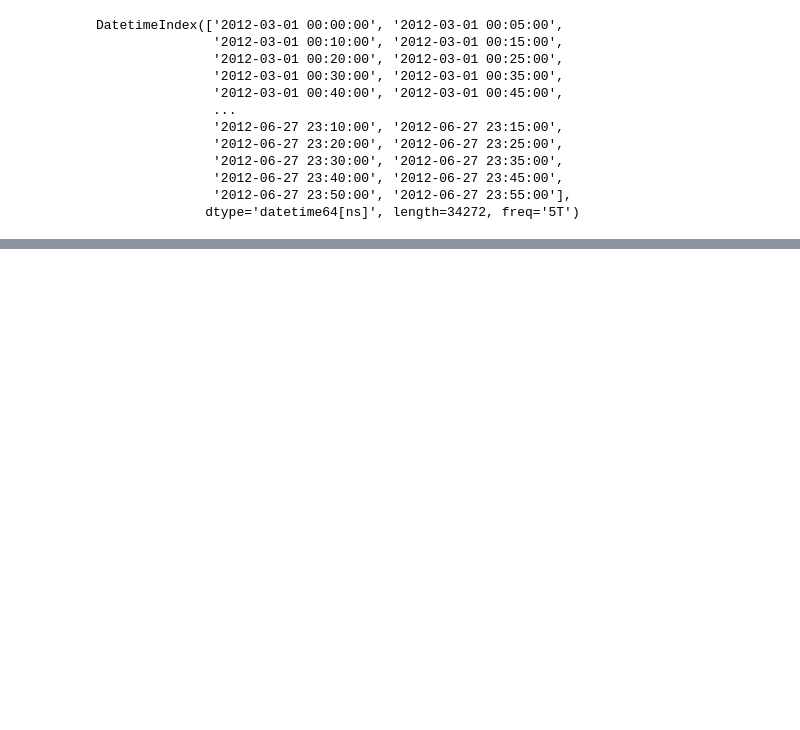
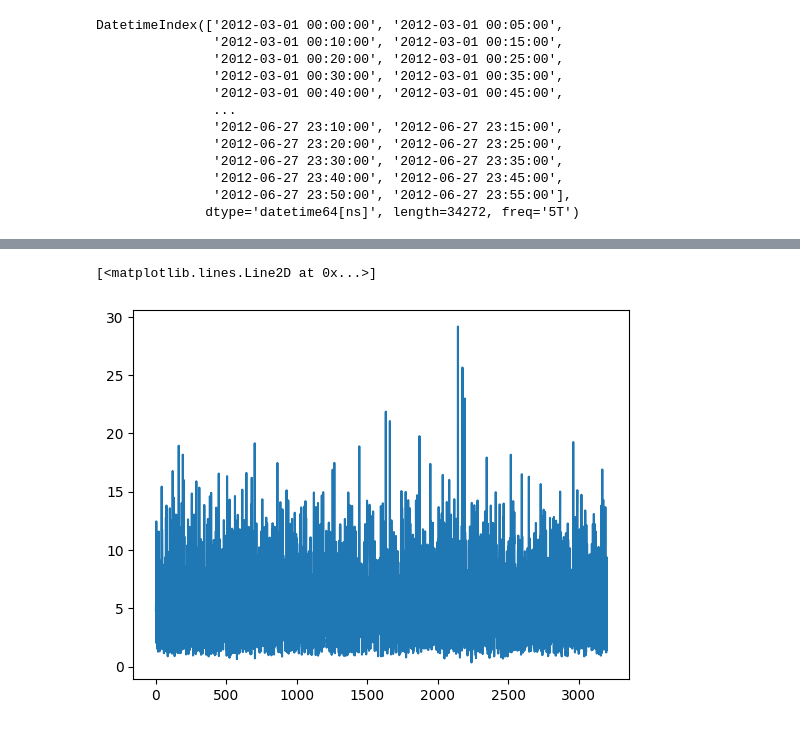
Before and after one commit to Abusagit/spatiotemporal_analysis, a Jupyter notebook: notebooks/1_analysis.ipynb, the cells around one changed output, grey strips where cells are left out. Cells and saved outputs as stored; diff of their text form; code cells hidden in the pictures; blank space fills up the shorter version.

Commit message:
add_torch

```diff
--- a/notebooks/1_analysis.ipynb
+++ b/notebooks/1_analysis.ipynb
@@ -62,0 +164,8 @@ px.line(y=metr_la_targets[:, 0], x=timestamps)
+# %%
+count_epochs = 100
+lr = 0.01
+# %%
+X_train = torch.tensor(X_train)
+y_train = torch.tensor(y_train)
+
+X_train.shape
@@ -62,0 +181,8 @@ px.line(y=metr_la_targets[:, 0], x=timestamps)
+# %%
+train_dataset = TensorDataset(X_train, y_train)
+train_dataset[0]
+
+dataloader = DataLoader(dataset=train_dataset,
+                        batch_size = 16,
+                        shuffle = True,
+                        num_workers = os.cpu_count())
@@ -62,0 +212,10 @@ px.line(y=metr_la_targets[:, 0], x=timestamps)
+# %%
+losses = []
+for epoch in tqdm(range(count_epochs)):
+    for batch_X, batch_Y in dataloader:
+        Y_pred = layer(batch_X)
+        loss = loss_fn(Y_pred, batch_Y)
+        losses.append(loss)
+        optimizer.zero_grad()
+        loss.backward()
+        optimizer.step()
@@ -62,0 +235,7 @@ px.line(y=metr_la_targets[:, 0], x=timestamps)
+# %%
+import matplotlib.pyplot as plt
+
+plt.plot([loss.item() for loss in losses])
+# %% [output]
+[<matplotlib.lines.Line2D at 0x...>]
+[figure, added]
```
Also changed, not shown: parts of 22 cells of this notebook.
